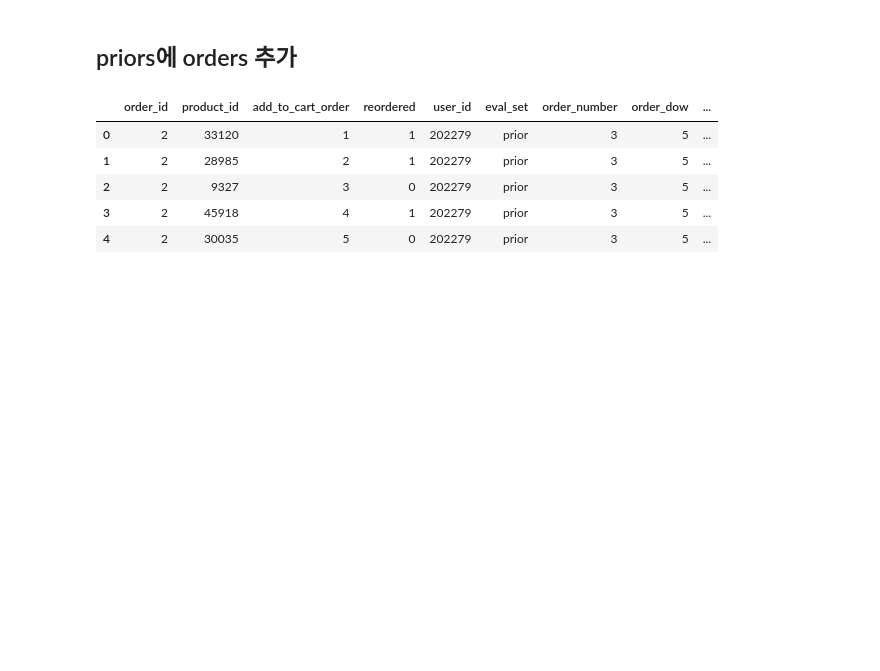
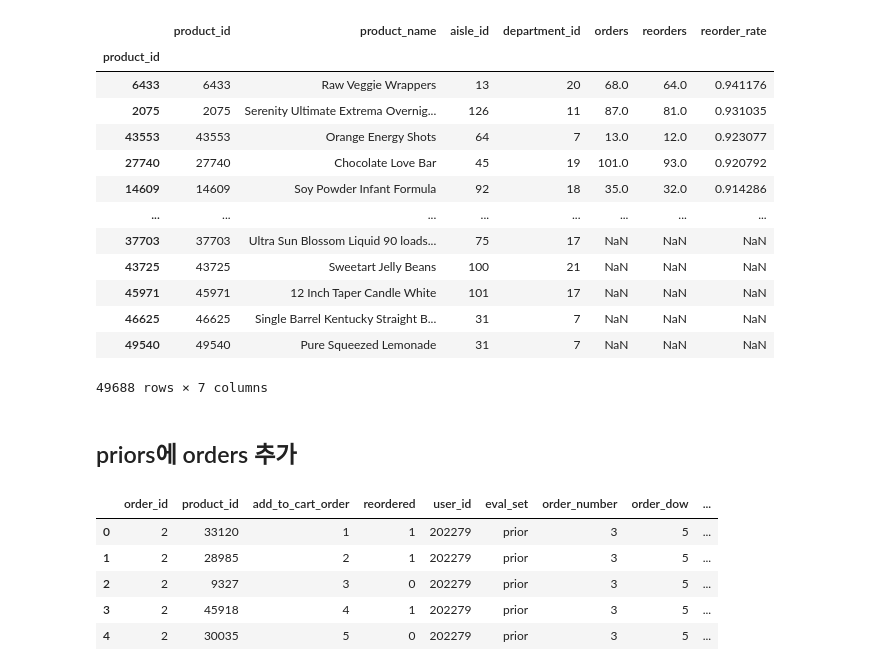
Before and after one commit to sandropark/study, a Jupyter notebook: 해커톤/light GBM benchmark 0.3692 필사.ipynb, the cells around one changed output. Cells and saved outputs as stored; diff of their text form; code cells hidden in the pictures; blank space fills up the shorter version.

```diff
--- a/해커톤/light GBM benchmark 0.3692 필사.ipynb
+++ b/해커톤/light GBM benchmark 0.3692 필사.ipynb
@@ -57,3 +62,20 @@ products.head()
+# %%
+products.sort_values('reorder_rate', ascending=False)
+# %% [output]
+|  | product_id | product_name | aisle_id | department_id | orders | reorders | reorder_rate |
+| product_id |  |  |  |  |  |  |  |
+| 6433 | 6433 | Raw Veggie Wrappers | 13 | 20 | 68.0 | 64.0 | 0.941176 |
+| 2075 | 2075 | Serenity Ultimate Extrema Overnig... | 126 | 11 | 87.0 | 81.0 | 0.931035 |
+| 43553 | 43553 | Orange Energy Shots | 64 | 7 | 13.0 | 12.0 | 0.923077 |
+| 27740 | 27740 | Chocolate Love Bar | 45 | 19 | 101.0 | 93.0 | 0.920792 |
+| 14609 | 14609 | Soy Powder Infant Formula | 92 | 18 | 35.0 | 32.0 | 0.914286 |
+| ... | ... | ... | ... | ... | ... | ... | ... |
+| 37703 | 37703 | Ultra Sun Blossom Liquid 90 loads... | 75 | 17 | NaN | NaN | NaN |
+| 43725 | 43725 | Sweetart Jelly Beans | 100 | 21 | NaN | NaN | NaN |
+| 45971 | 45971 | 12 Inch Taper Candle White | 101 | 17 | NaN | NaN | NaN |
+| 46625 | 46625 | Single Barrel Kentucky Straight B... | 31 | 7 | NaN | NaN | NaN |
+| 49540 | 49540 | Pure Squeezed Lemonade | 31 | 7 | NaN | NaN | NaN |
+49688 rows × 7 columns
 # %% [markdown]
 ## priors에 orders 추가
 # %%
```
Also changed, not shown: parts of 12 cells of this notebook, 4 other files.
